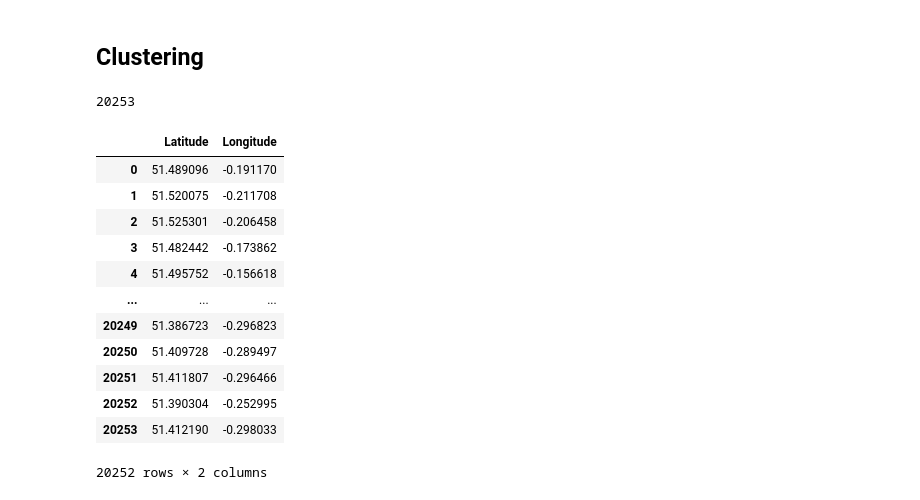
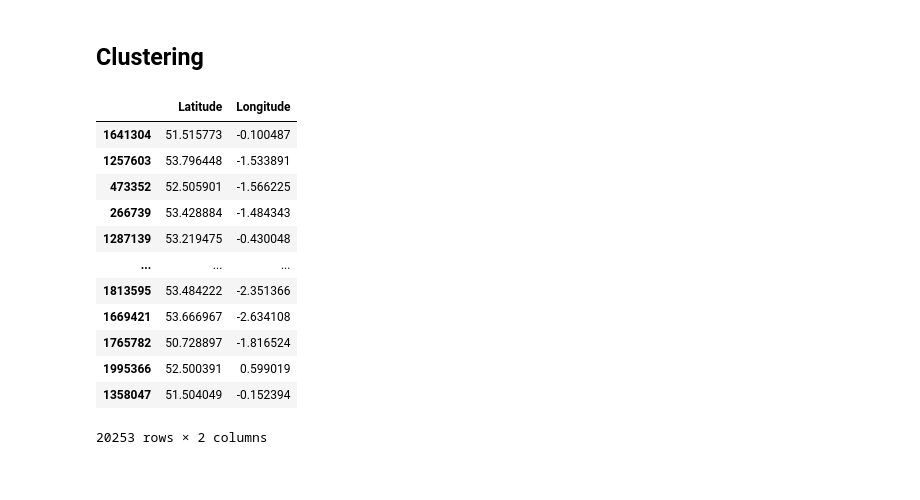
Before and after one commit to DiaaAhmedHassan/dataMiningProject, a Jupyter notebook: new.ipynb, the cells around one changed output. Cells and saved outputs as stored; diff of their text form; code cells hidden in the pictures.

```diff
--- a/new.ipynb
+++ b/new.ipynb
@@ -67,30 +67,30 @@ police_attend_replace_dict = {1: 0, 2: 1, 3: 1}
 needed_features_data['Did_Police_Officer_Attend_Scene_of_Accident'] = needed_features_data['Did_Police_Officer_Attend_Scene_of_Accident'].replace(police_attend_replace_dict)
 # %%
 # for the remaining NA, will simply drop them
-preprocessed_data = needed_features_data.dropna()
-print(f"the number of null values: {preprocessed_data.isnull().sum().sum()}")
+accident = needed_features_data.dropna()
+print(f"the number of null values: {accident.isnull().sum().sum()}")
 # %% [output]
 the number of null values: 0
 # %% [markdown]
 ## Clustering
-# %%
-accident = len(preprocessed_data) // 100
-accident
-# %% [output]
-20253
+# %%
+# data_to_process = len(accident) // 100
+# data_to_process
+
+accident = accident.sample(frac=0.01, random_state=0)
 # %%
-preprocessed_data.loc[:accident, ['Latitude', 'Longitude']]
+accident[['Latitude', 'Longitude']]
 # %% [output]
 |  | Latitude | Longitude |
-| 0 | 51.489096 | -0.191170 |
-| 1 | 51.520075 | -0.211708 |
-| 2 | 51.525301 | -0.206458 |
-| 3 | 51.482442 | -0.173862 |
-| 4 | 51.495752 | -0.156618 |
+| 1641304 | 51.515773 | -0.100487 |
+| 1257603 | 53.796448 | -1.533891 |
+| 473352 | 52.505901 | -1.566225 |
+| 266739 | 53.428884 | -1.484343 |
+| 1287139 | 53.219475 | -0.430048 |
 | ... | ... | ... |
-| 20249 | 51.386723 | -0.296823 |
-| 20250 | 51.409728 | -0.289497 |
-| 20251 | 51.411807 | -0.296466 |
-| 20252 | 51.390304 | -0.252995 |
-| 20253 | 51.412190 | -0.298033 |
+| 1813595 | 53.484222 | -2.351366 |
+| 1669421 | 53.666967 | -2.634108 |
+| 1765782 | 50.728897 | -1.816524 |
+| 1995366 | 52.500391 | 0.599019 |
+| 1358047 | 51.504049 | -0.152394 |
-20252 rows × 2 columns
+20253 rows × 2 columns
```
Also changed, not shown: parts of 3 cells of this notebook.
